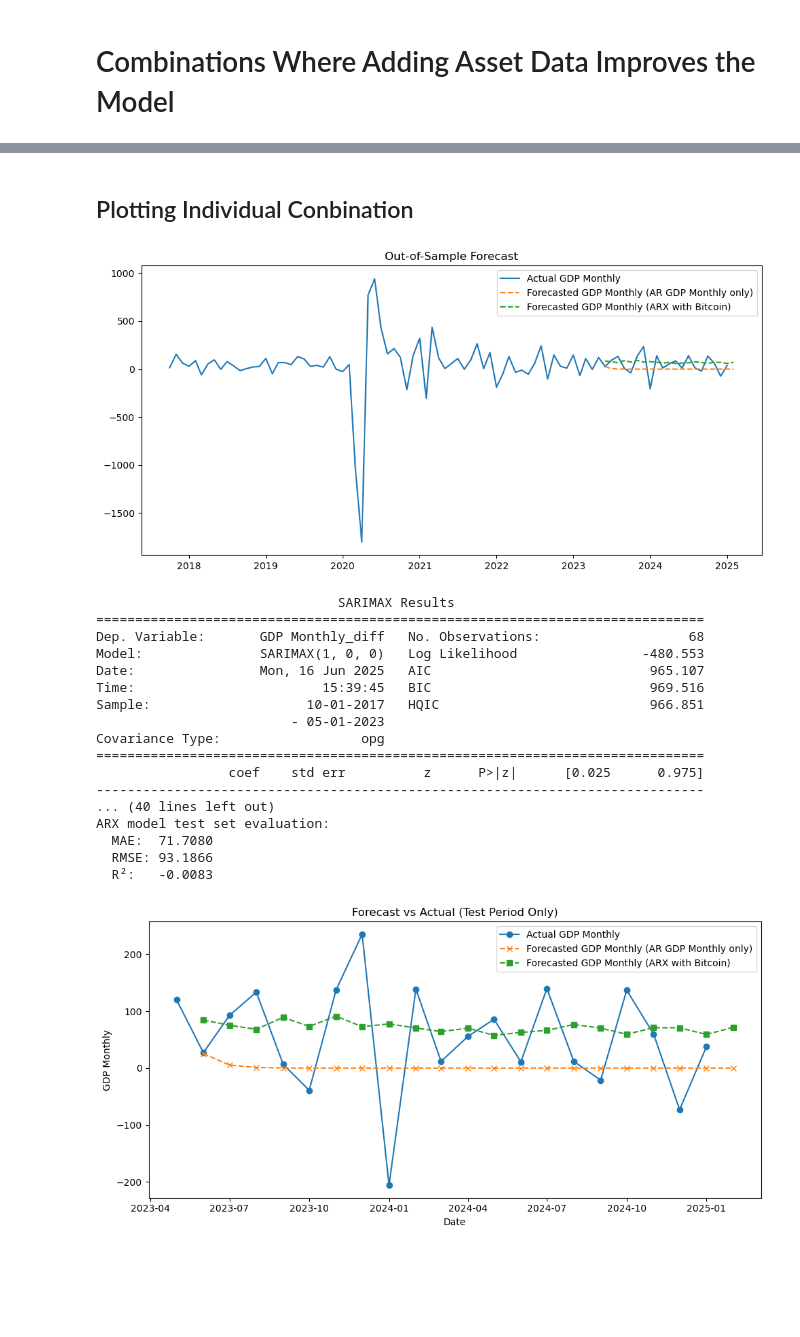
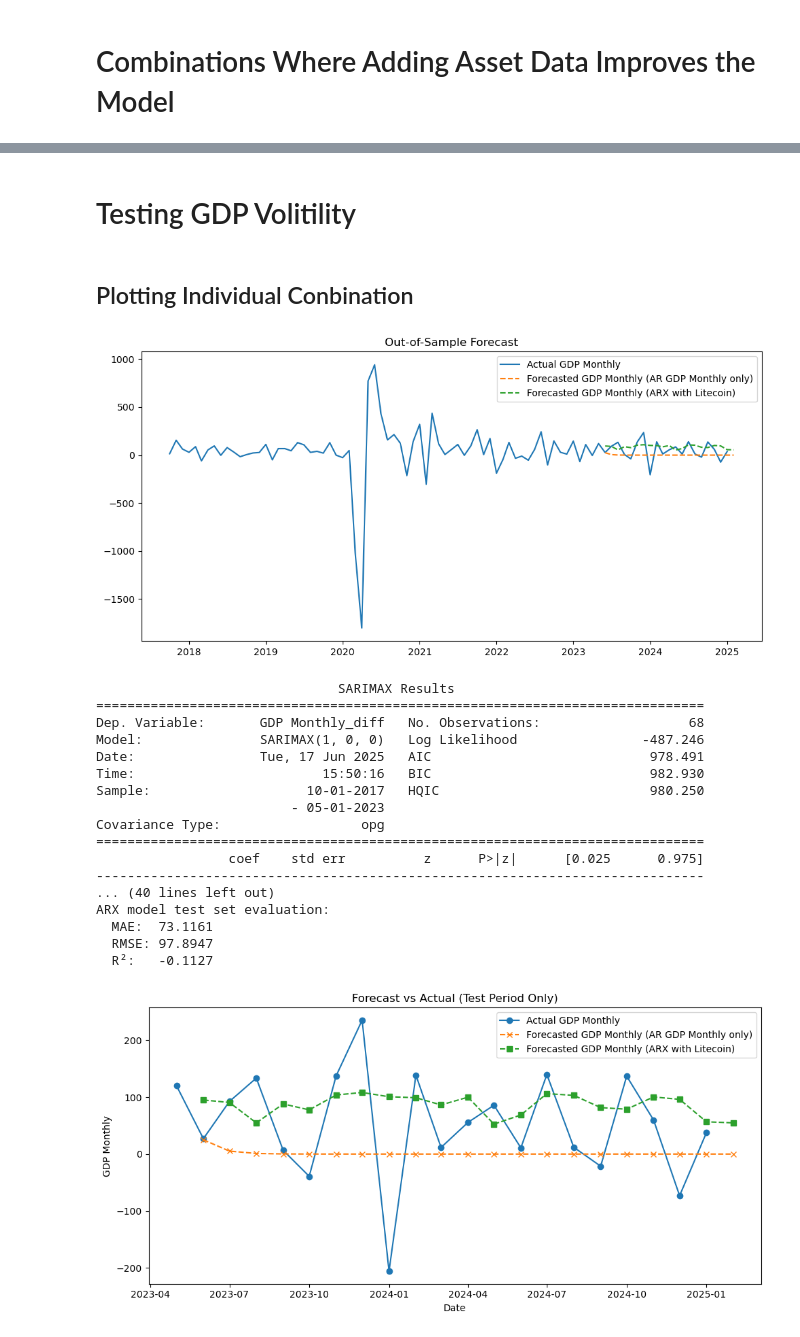
Before and after one commit to tianyishen701/CryptoMacroecon-Prediction-CSUREMM, a Jupyter notebook: AR Testing.ipynb, the cells around one changed output, grey strips where cells are left out. Drawn from its saved outputs; the diff is of its cells as text; code cells hidden in the pictures; blank space fills up the shorter version.

Commit message:
Updated AR modeling

```diff
--- a/AR Testing.ipynb
+++ b/AR Testing.ipynb
@@ -35,10 +35,11 @@ df.columns = df.columns.str.strip()
 # %% [markdown]
 ## Testing all combinations
 # %%
-macro_list = ['LFPR', 'CPI', 'r', 'M1', 'GDP Monthly', 'IM', 'EX', 'CC', 'CC Monthly % Change']
+macro_list = ['LFPR', 'CPI', 'r', 'M1', 'GDP Monthly', 'IM', 'EX', 'CC', 'CC Monthly % Change', 'VIX', 'MOVE']
 asset_list= ['Bitcoin', 'Tether', 'Litecoin', 'XRP', 'Ethereum', 'Dogecoin', 'Cardano', 'USD Coin']
 order = 1
 train_end = '2023-05-01'
+train_start = '2017-09-01'
 
 results_list = []
 # %%
@@ -77,0 +62,11 @@ ADF test for Bitcoin Price: p-value = 0.9721
+# %%
+for macro in macro_list:
+    available_cols = df.columns
+    if f'{macro}_diff_diff' in available_cols:
+        target_col = f'{macro}_diff_diff'
+    elif f'{macro}_diff' in available_cols:
+        target_col = f'{macro}_diff'
+    else:
+        target_col = macro
+
+    check_stationarity(df[target_col])
@@ -256,8 +267,12 @@ Combinations where ARX has lower MAE:
+# %% [markdown]
+# Testing GDP Volitility
 # %% [markdown]
 ## Plotting Individual Conbination
 # %%
 macro = 'GDP Monthly'
-asset = 'Bitcoin'
+asset = 'Litecoin'
+order = 1
+MA = 0
 # %%
 available_cols = df.columns
 if f'{macro}_diff_diff' in available_cols:
@@ -268,8 +283,19 @@ else:
     target_col = macro
 
 df_temp = df[[target_col, asset]].dropna().copy()
+
+### new
+# df_temp['asset_lag1'] = df_temp[asset].shift(1)  # t-1
+# df_temp['asset_lag2'] = df_temp[asset].shift(2)  # t-2 (optional)
+# df_temp = df_temp.dropna()
+
 target = df_temp[target_col]
+
 exog = df_temp[[asset]]
+# exog = df_temp[[asset, 'asset_lag1']].dropna()
+# exog = df_temp[[asset, 'asset_lag1','asset_lag2']].dropna()
+# exog = df_temp[[asset, 'LFPR', 'r']].dropna()
+
 
 # Train/test split
 train_endog = target[:train_end]
@@ -278,27 +304,44 @@ train_exog = exog[:train_end]
 test_exog = exog[train_end:]
 
 # AR model
-ar_model = SARIMAX(train_endog, order=(order, 0, 0), enforce_stationarity=False, enforce_invertibility=False)
+ar_model = SARIMAX(train_endog, order=(order, 0, MA))
 ar_result = ar_model.fit(disp=False)
 forecast_ar = ar_result.get_forecast(steps=len(test_endog))
 pred_ar = forecast_ar.predicted_mean
+conf_int_ar = forecast_ar.conf_int()
 
 # ARX model
-arx_model = SARIMAX(train_endog, exog=train_exog, order=(order, 0, 0), enforce_stationarity=False, enforce_invertibility=False)
+arx_model = SARIMAX(train_endog, exog=train_exog, order=(order, 0, MA))
 arx_result = arx_model.fit(disp=False)
 forecast_arx = arx_result.get_forecast(steps=len(test_endog), exog=test_exog)
 pred_arx = forecast_arx.predicted_mean
+conf_int_arx = forecast_arx.conf_int()
 
 # Plot results
 plt.figure(figsize=(10, 5))
 plt.plot(target, label='Actual ' + macro)
 plt.plot(pred_ar, label='Forecasted ' + macro+ f' (AR {macro} only)', linestyle='--')
+# plt.fill_between(
+#     pred_ar.index,
+#     conf_int_ar.iloc[:, 0],  # Lower bound
+#     conf_int_ar.iloc[:, 1],   # Upper bound
+#     color='blue',
+#     alpha=0.1,
+#     label='AR 95% CI'
+# )
 plt.plot(pred_arx, label=f'Forecasted {macro} (ARX with {asset})', linestyle='--')
+# plt.fill_between(
+#     pred_arx.index,
+#     conf_int_arx.iloc[:, 0],  # Lower bound
+#     conf_int_arx.iloc[:, 1],  # Upper bound
+#     color='red',
+#     alpha=0.1,
+#     label='ARX 95% CI'
+# )
 plt.title("Out-of-Sample Forecast")
 plt.legend()
 plt.tight_layout()
 plt.show()
-
 
 # Printing stats
 mae_ar = mean_absolute_error(test_endog, pred_ar)
@@ -317,38 +360,38 @@ print(f"  RMSE: {rmse_ar:.4f}")
 print(f"  R²:   {r2_ar:.4f}\n")
 
 print("ARX model test set evaluation:")
 print(f"  MAE:  {mae_arx:.4f}")
 print(f"  RMSE: {rmse_arx:.4f}")
 print(f"  R²:   {r2_arx:.4f}")
 
 # Plot only test data with forecasts
 plt.figure(figsize=(10, 5))
 plt.plot(test_endog, label='Actual ' + macro, marker='o')
 plt.plot(pred_ar, label='Forecasted ' + macro+ f' (AR {macro} only)', linestyle='--', marker='x')
 plt.plot(pred_arx, label=f'Forecasted {macro} (ARX with {asset})', linestyle='--', marker='s')
 plt.title("Forecast vs Actual (Test Period Only)")
 plt.xlabel("Date")
 plt.ylabel(macro)
 plt.legend()
 plt.tight_layout()
 plt.show()
 # %% [output]
 [figure]
                                SARIMAX Results
 ==============================================================================
 Dep. Variable:       GDP Monthly_diff   No. Observations:                   68
-Model:               SARIMAX(1, 0, 0)   Log Likelihood                -480.553
-Date:                Mon, 16 Jun 2025   AIC                            965.107
-Time:                        15:39:45   BIC                            969.516
-Sample:                    10-01-2017   HQIC                           966.851
+Model:               SARIMAX(1, 0, 0)   Log Likelihood                -487.246
+Date:                Tue, 17 Jun 2025   AIC                            978.491
+Time:                        15:50:16   BIC                            982.930
+Sample:                    10-01-2017   HQIC                           980.250
                          - 05-01-2023
 Covariance Type:                  opg
 ==============================================================================
                  coef    std err          z      P>|z|      [0.025      0.975]
 ------------------------------------------------------------------------------
 ... (40 lines left out)
 ARX model test set evaluation:
-  MAE:  71.7080
-  RMSE: 93.1866
-  R²:   -0.0083
+  MAE:  73.1161
+  RMSE: 97.8947
+  R²:   -0.1127
-[figure, old version]
+[figure, new version]
```
Also changed, not shown: parts of 8 cells of this notebook.
